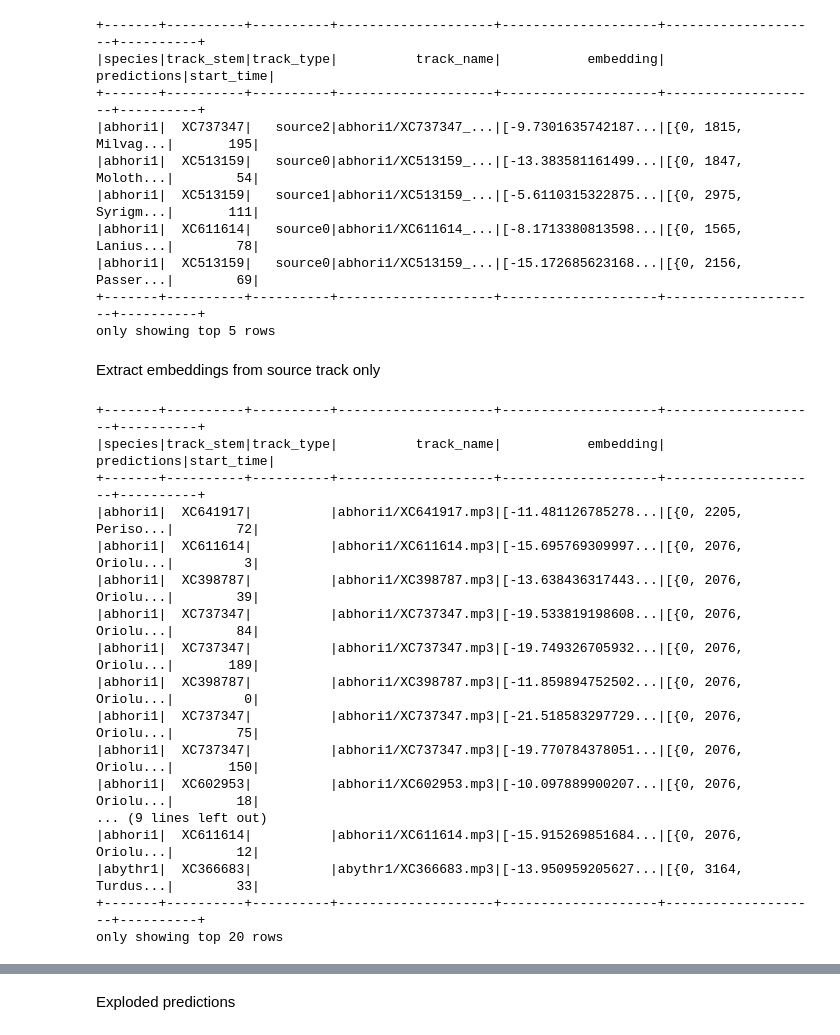
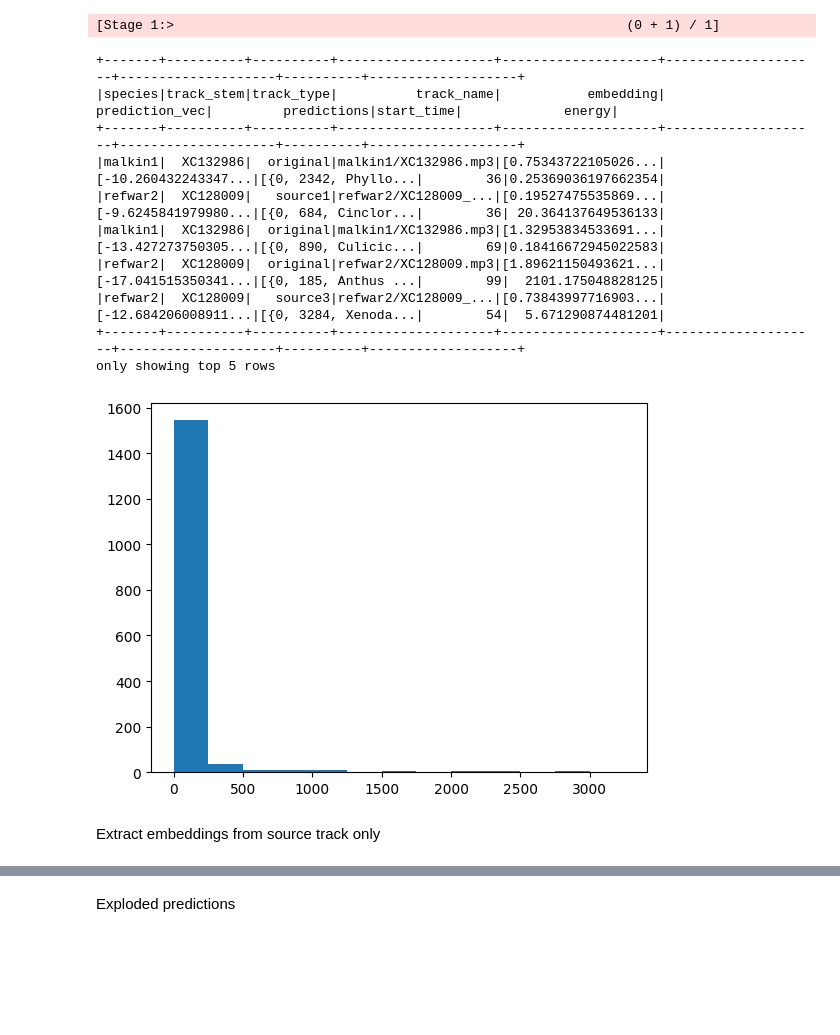
Before and after one commit to dsgt-birdclef/birdclef-2023, a Jupyter notebook: notebooks/nzh-20230417-00-embeddings-classifier.ipynb, the cells around one changed output, grey strips where cells are left out. Saved outputs shown, nothing was run; the diff lists cells and outputs as text; code cells hidden in the pictures; blank space fills up the shorter version.

```diff
--- a/notebooks/nzh-20230417-00-embeddings-classifier.ipynb
+++ b/notebooks/nzh-20230417-00-embeddings-classifier.ipynb
@@ -10,39 +10,28 @@ To adjust logging level use sc.setLogLevel(newLevel). For SparkR, use setLogLeve
 # %%
 df = spark.read.parquet(
-    "../../data/processed/birdclef-2023/train_embeddings_consolidated_v2_sample"
+    "../../data/processed/birdclef-2023/consolidated_v3_sample"
 )
 df.show(n=5)
 # %% [output]
-+-------+----------+----------+--------------------+--------------------+--------------------+----------+
-|species|track_stem|track_type|          track_name|           embedding|         predictions|start_time|
-+-------+----------+----------+--------------------+--------------------+--------------------+----------+
-|abhori1|  XC737347|   source2|abhori1/XC737347_...|[-9.7301635742187...|[{0, 1815, Milvag...|       195|
-|abhori1|  XC513159|   source0|abhori1/XC513159_...|[-13.383581161499...|[{0, 1847, Moloth...|        54|
-|abhori1|  XC513159|   source1|abhori1/XC513159_...|[-5.6110315322875...|[{0, 2975, Syrigm...|       111|
-|abhori1|  XC611614|   source0|abhori1/XC611614_...|[-8.1713380813598...|[{0, 1565, Lanius...|        78|
-|abhori1|  XC513159|   source0|abhori1/XC513159_...|[-15.172685623168...|[{0, 2156, Passer...|        69|
-+-------+----------+----------+--------------------+--------------------+--------------------+----------+
-only showing top 5 rows
+[Stage 1:>                                                          (0 + 1) / 1]
++-------+----------+----------+--------------------+--------------------+--------------------+--------------------+----------+-------------------+
+|species|track_stem|track_type|          track_name|           embedding|      prediction_vec|         predictions|start_time|             energy|
++-------+----------+----------+--------------------+--------------------+--------------------+--------------------+----------+-------------------+
+|malkin1|  XC132986|  original|malkin1/XC132986.mp3|[0.75343722105026...|[-10.260432243347...|[{0, 2342, Phyllo...|        36|0.25369036197662354|
+|refwar2|  XC128009|   source1|refwar2/XC128009_...|[0.19527475535869...|[-9.6245841979980...|[{0, 684, Cinclor...|        36| 20.364137649536133|
+|malkin1|  XC132986|  original|malkin1/XC132986.mp3|[1.32953834533691...|[-13.427273750305...|[{0, 890, Culicic...|        69|0.18416672945022583|
+|refwar2|  XC128009|  original|refwar2/XC128009.mp3|[1.89621150493621...|[-17.041515350341...|[{0, 185, Anthus ...|        99|  2101.175048828125|
+|refwar2|  XC128009|   source3|refwar2/XC128009_...|[0.73843997716903...|[-12.684206008911...|[{0, 3284, Xenoda...|        54|  5.671290874481201|
++-------+----------+----------+--------------------+--------------------+--------------------+--------------------+----------+-------------------+
+only showing top 5 rows
+# %%
+import matplotlib.pyplot as plt
+
+energies = [x["energy"] for x in df.select("energy").collect()]
+
+plt.hist(energies, bins=[250*x for x in range(14)])
+plt.show()
+# %% [output]
+[figure, added]
 # %% [markdown]
 Extract embeddings from source track only
-# %%
-source = df.filter(df["track_type"] == "")
-source.show()
-# %% [output]
-+-------+----------+----------+--------------------+--------------------+--------------------+----------+
-|species|track_stem|track_type|          track_name|           embedding|         predictions|start_time|
-+-------+----------+----------+--------------------+--------------------+--------------------+----------+
-|abhori1|  XC641917|          |abhori1/XC641917.mp3|[-11.481126785278...|[{0, 2205, Periso...|        72|
-|abhori1|  XC611614|          |abhori1/XC611614.mp3|[-15.695769309997...|[{0, 2076, Oriolu...|         3|
-|abhori1|  XC398787|          |abhori1/XC398787.mp3|[-13.638436317443...|[{0, 2076, Oriolu...|        39|
-|abhori1|  XC737347|          |abhori1/XC737347.mp3|[-19.533819198608...|[{0, 2076, Oriolu...|        84|
-|abhori1|  XC737347|          |abhori1/XC737347.mp3|[-19.749326705932...|[{0, 2076, Oriolu...|       189|
-|abhori1|  XC398787|          |abhori1/XC398787.mp3|[-11.859894752502...|[{0, 2076, Oriolu...|         0|
-|abhori1|  XC737347|          |abhori1/XC737347.mp3|[-21.518583297729...|[{0, 2076, Oriolu...|        75|
-|abhori1|  XC737347|          |abhori1/XC737347.mp3|[-19.770784378051...|[{0, 2076, Oriolu...|       150|
-|abhori1|  XC602953|          |abhori1/XC602953.mp3|[-10.097889900207...|[{0, 2076, Oriolu...|        18|
-... (9 lines left out)
-|abhori1|  XC611614|          |abhori1/XC611614.mp3|[-15.915269851684...|[{0, 2076, Oriolu...|        12|
-|abythr1|  XC366683|          |abythr1/XC366683.mp3|[-13.950959205627...|[{0, 3164, Turdus...|        33|
-+-------+----------+----------+--------------------+--------------------+--------------------+----------+
-only showing top 20 rows
```
Also changed, not shown: parts of 16 cells of this notebook, 3 other files.
